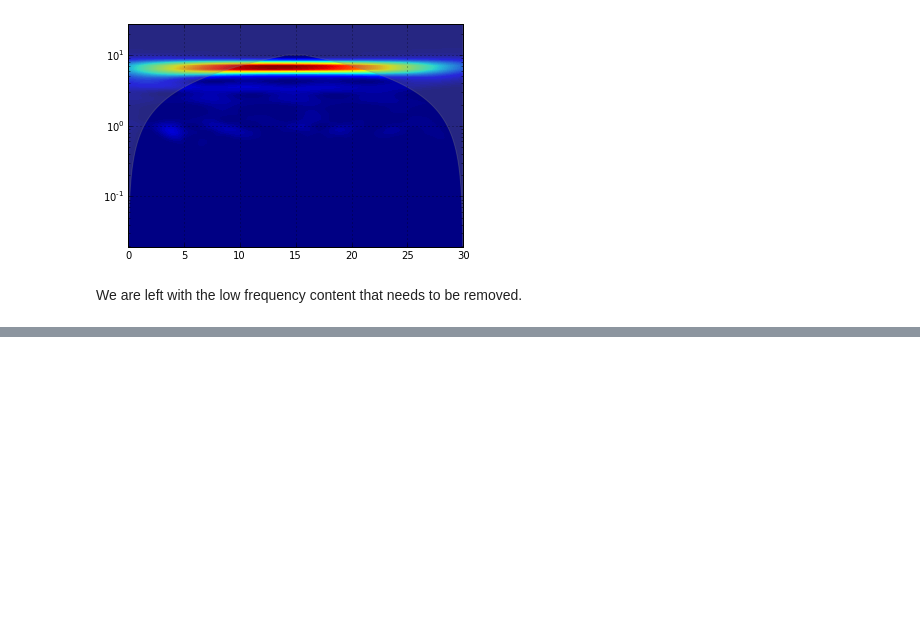
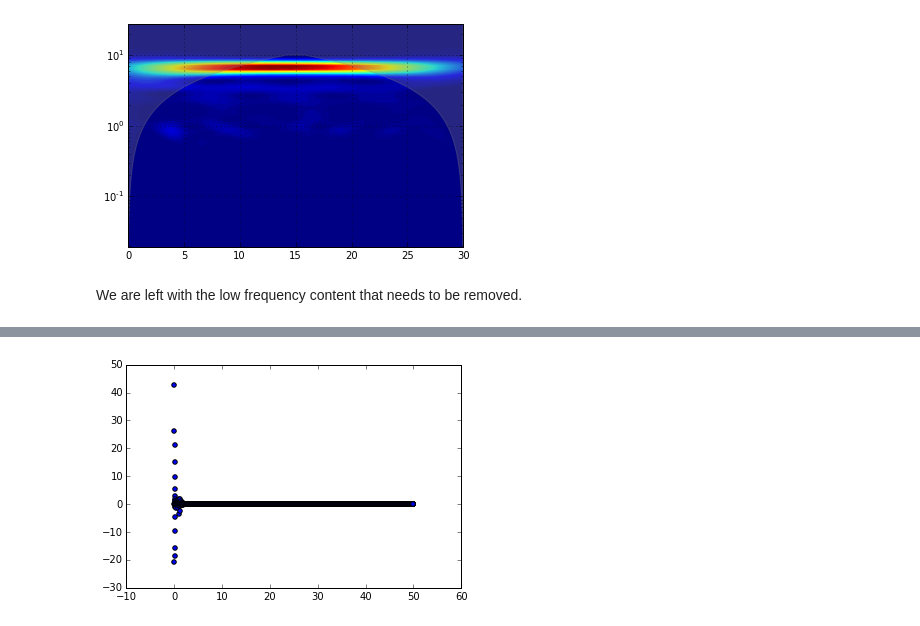
Before and after one commit to aaren/thesis, a Jupyter notebook: chapters/turbulence/wave-subtraction/summary.ipynb, the cells around one changed output, grey strips where cells are left out. Saved outputs shown, nothing was run; the diff lists cells and outputs as text; code cells hidden in the pictures; blank space fills up the shorter version.

```diff
--- a/chapters/turbulence/wave-subtraction/summary.ipynb
+++ b/chapters/turbulence/wave-subtraction/summary.ipynb
@@ -162,0 +179,6 @@ We are left with the low frequency content that needs to be removed.
+# %%
+plt.scatter(all_freq, mean_fft.imag)
+
+plt.angle_spectrum?
+# %% [output]
+[figure, added]
```
Also changed, not shown: parts of 26 cells of this notebook.
